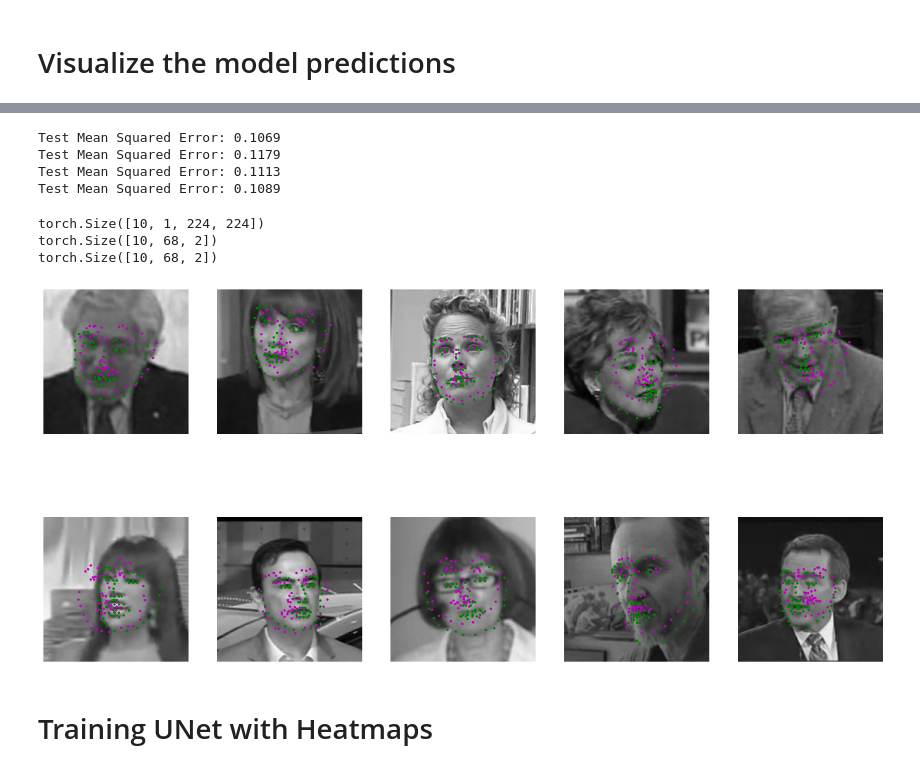
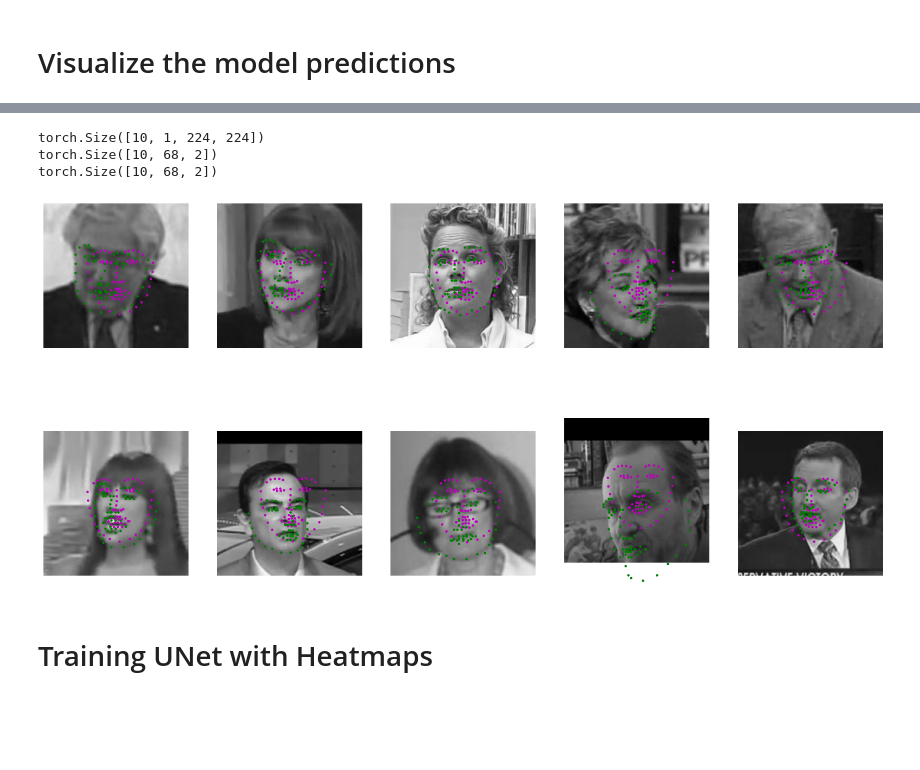
Before and after one commit to LIYunzhe1408/Facial-Keypoint-Detection, a Jupyter notebook: hw3.ipynb, the cells around one changed output, grey strips where cells are left out. Saved outputs shown, nothing was run; the diff lists cells and outputs as text; code cells hidden in the pictures; blank space fills up the shorter version.

```diff
--- a/hw3.ipynb
+++ b/hw3.ipynb
@@ -123,0 +762,21 @@ for i, data in enumerate(test_loader):
+# %%
+from torch.nn import MSELoss
+
+def calcMSE(net):
+  net.eval()
+  net.cuda()
+  mse = MSELoss()
+  total_mse = 0.0
+  with torch.no_grad():
+      for data in test_loader:
+          images = data['image'].cuda()
+          key_pts = data['keypoints'].view(-1, 136).cuda()
+          outputs = net(images)
+          total_mse += mse(outputs, key_pts).item()
+
+  mean_mse = total_mse / len(test_loader)
+  print(f"Test Mean Squared Error: {mean_mse:.4f}")
+
+dino_pred = DINOv2Keypoint()
+dino_pred.load_state_dict(torch.load("./models/dino.pth"))
+calcMSE(dino_pred)
@@ -649,38 +789,4 @@ Best val loss: 0.04259537650911668, epoch#: 5
-# %%
-from torch.nn import MSELoss
-
-def calcMSE(net):
-  net.eval()
-  net.cuda()
-  mse = MSELoss()
-  total_mse = 0.0
-  with torch.no_grad():
-      for data in test_loader:
-          images = data['image'].cuda()
-          key_pts = data['keypoints'].view(-1, 136).cuda()
-          outputs = net(images)
-          total_mse += mse(outputs, key_pts).item()
-
-  mean_mse = total_mse / len(test_loader)
-  print(f"Test Mean Squared Error: {mean_mse:.4f}")
-# calcMSE(batch_16_L1_net)
-# calcMSE(net_batch_32)
-# calcMSE(net_LR_05)
-# calcMSE(net_LR_00005)
-# calcMSE(net_AdamW)
-# calcMSE(net_batch_64)
-# calcMSE(net_dropout_all_02)
-calcMSE(temp_net18)
-calcMSE(resnet18)
-calcMSE(temp_net34)
-calcMSE(resnet34)
-# %% [output]
-Test Mean Squared Error: 0.1069
-Test Mean Squared Error: 0.1179
-Test Mean Squared Error: 0.1113
-Test Mean Squared Error: 0.1089
 # %%
-
 def show_all_keypoints(image, predicted_key_pts, gt_pts=None):
     """
     Show image with predicted keypoints and optionally ground truth keypoints
@@ -746,35 +852,36 @@ def visualize_output(test_images, test_outputs, gt_pts=None, batch_size=10):
         predicted_key_pts = predicted_key_pts * 50.0 + 100
 
         # plot ground truth points for comparison, if they exist
         ground_truth_pts = None
         if gt_pts is not None:
             ground_truth_pts = gt_pts[i]
             ground_truth_pts = ground_truth_pts * 50.0 + 100
 
         # call show_all_keypoints
         show_all_keypoints(np.squeeze(image), predicted_key_pts, ground_truth_pts)
 
         plt.axis("off")
 
     plt.show()
 
 
-net = resnet34
+
+net = dino_pred
 # get a sample of test data again
 test_loader = DataLoader(test_dataset, batch_size=10, shuffle=False)
 test_images, test_outputs, gt_pts = net_sample_output(net.cpu(), test_loader)
 
 print(test_images.data.size())
 print(test_outputs.data.size())
 print(gt_pts.size())
 
 # visualize the test output
 visualize_output(test_images, test_outputs, gt_pts)
 # %% [output]
 torch.Size([10, 1, 224, 224])
 torch.Size([10, 68, 2])
 torch.Size([10, 68, 2])
-[figure, old version]
+[figure, new version]
 # %% [markdown]
 # Training UNet with Heatmaps
 # %%
```
Also changed, not shown: parts of 59 cells of this notebook.
